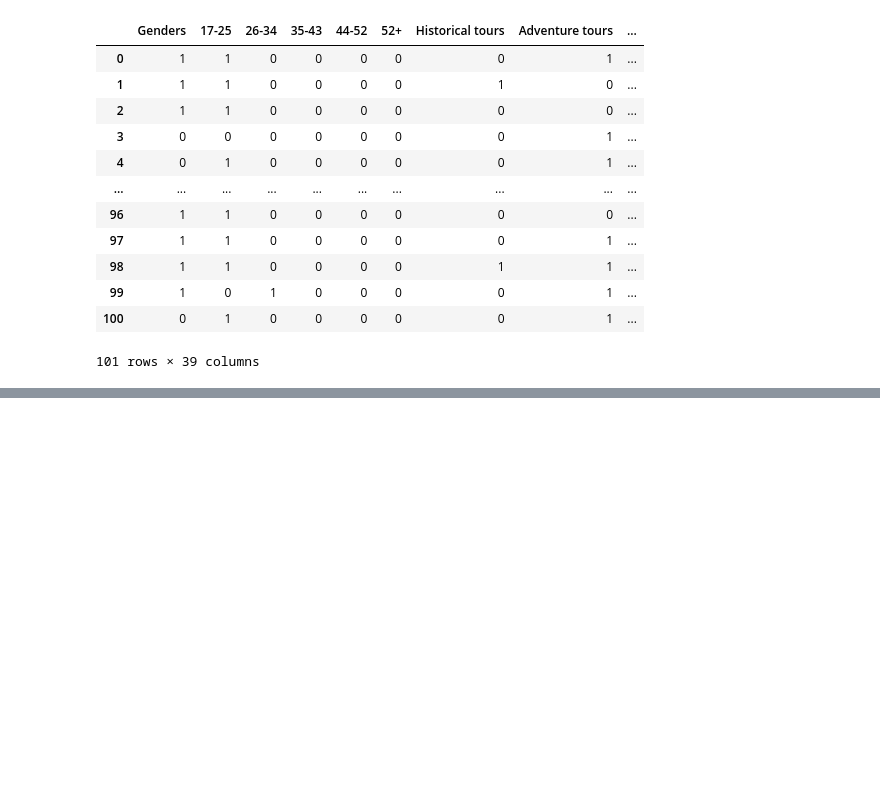
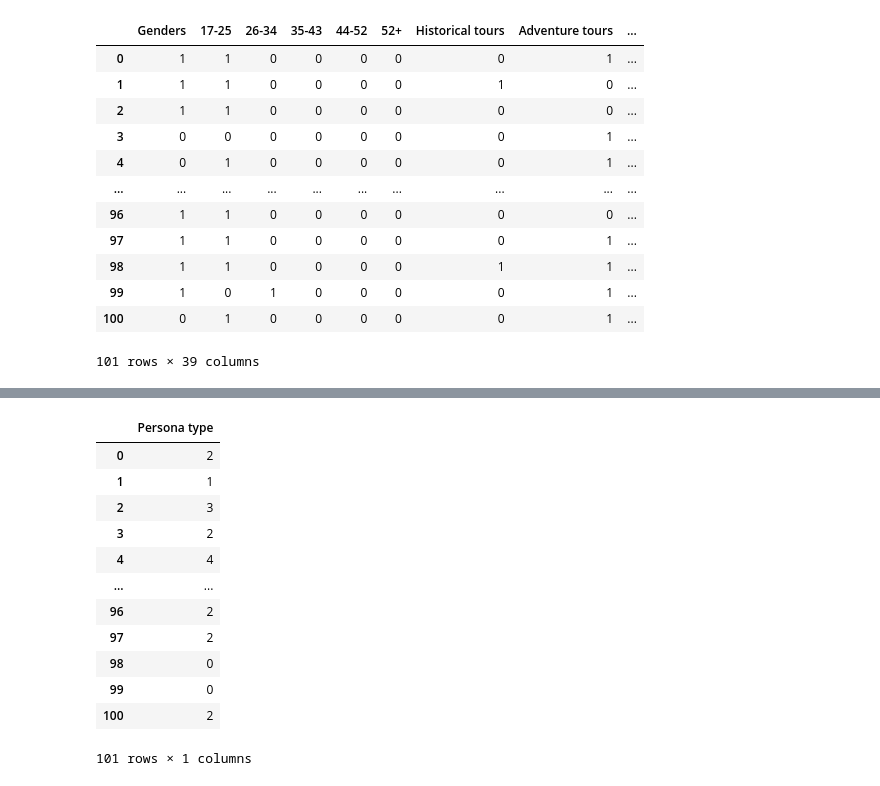
Before and after one commit to mas-tour/mastour-machine-learning, a Jupyter notebook: matchmaking-feature/build-pca-tf.ipynb, the cells around one changed output, grey strips where cells are left out. Saved outputs shown, nothing was run; the diff lists cells and outputs as text; code cells hidden in the pictures; blank space fills up the shorter version.

```diff
--- a/matchmaking-feature/build-pca-tf.ipynb
+++ b/matchmaking-feature/build-pca-tf.ipynb
@@ -229,0 +258,18 @@ match_df
+# %%
+predicted_clusters = np.argmax(predictions, axis=1)
+persona_type = pd.DataFrame({'Persona type': predicted_clusters})
+persona_type
+# %% [output]
+|  | Persona type |
+| 0 | 2 |
+| 1 | 1 |
+| 2 | 3 |
+| 3 | 2 |
+| 4 | 4 |
+| ... | ... |
+| 96 | 2 |
+| 97 | 2 |
+| 98 | 0 |
+| 99 | 0 |
+| 100 | 2 |
+101 rows × 1 columns
```
Also changed, not shown: parts of 24 cells of this notebook, 11 other files.
